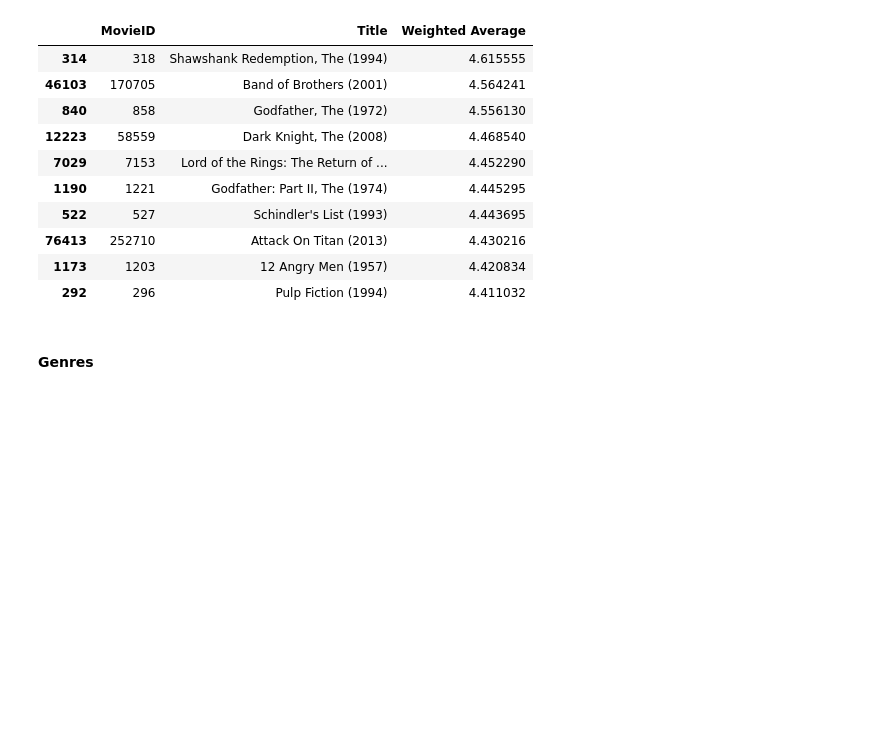
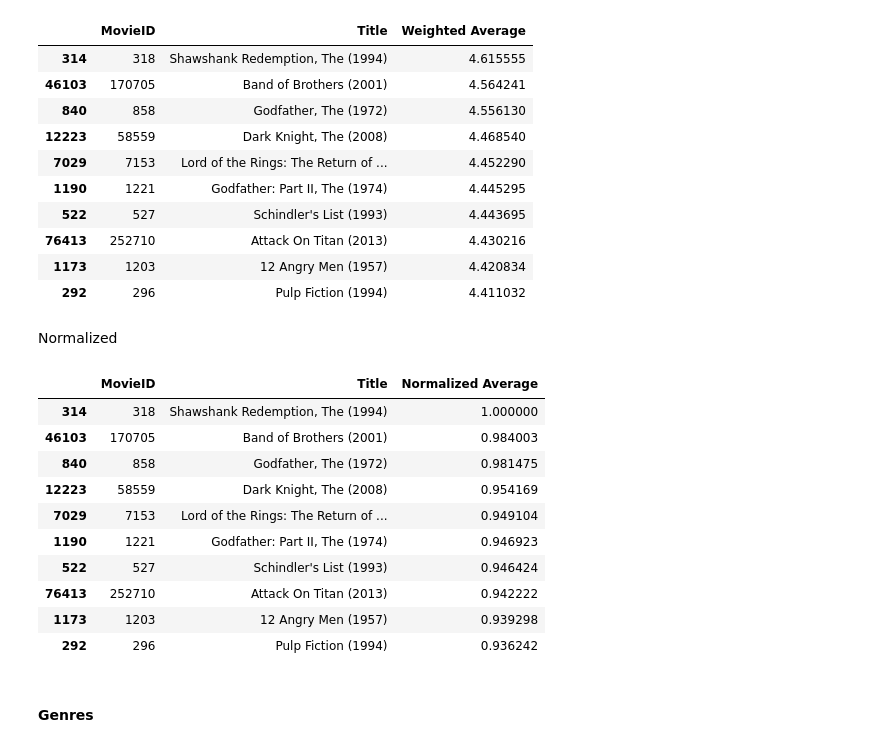
Before and after one commit to 5HoSaZ/DS-Movie-Recommender, a Jupyter notebook: notebooks/data_exploration.ipynb, the cells around one changed output. Saved outputs shown, nothing was run; the diff lists cells and outputs as text; code cells hidden in the pictures; blank space fills up the shorter version.

```diff
--- a/notebooks/data_exploration.ipynb
+++ b/notebooks/data_exploration.ipynb
@@ -173,14 +173,15 @@ With:
 # %%
 R_bar = movies["AverageRating"].mean()
 c = movies["VoteCount"].quantile(0.95)
-def average_rating(row):
+def weighted_rating(row):
     R = row["AverageRating"]
     v = row["VoteCount"]
     return Series(
         [row["MovieID"], row["Title"], (v * R + c * R_bar) / (v + c)],
         index=["MovieID", "Title", "Weighted Average"],
     )
-movies.apply(average_rating, axis=1).nlargest(10, ["Weighted Average"])
+weighted = movies.apply(weighted_rating, axis=1)
+weighted.nlargest(10, ["Weighted Average"])
 # %% [output]
 |  | MovieID | Title | Weighted Average |
 | 314 | 318 | Shawshank Redemption, The (1994) | 4.615555 |
@@ -193,6 +194,33 @@ movies.apply(average_rating, axis=1).nlargest(10, ["Weighted Average"])
 | 76413 | 252710 | Attack On Titan (2013) | 4.430216 |
 | 1173 | 1203 | 12 Angry Men (1957) | 4.420834 |
 | 292 | 296 | Pulp Fiction (1994) | 4.411032 |
+# %% [markdown]
+Normalized
+# %%
+weighted_max = weighted["Weighted Average"].max()
+weighted_min = weighted["Weighted Average"].min()
+weighted_range = weighted_max - weighted_min
+def normalized_rating(row):
+    r = row["Weighted Average"]
+    r = (r - weighted_min) / weighted_range
+    return Series(
+        [row["MovieID"], row["Title"], r],
+        index=["MovieID", "Title", "Normalized Average"],
+    )
+normalized = weighted.apply(normalized_rating, axis=1)
+normalized.nlargest(10, ["Normalized Average"])
+# %% [output]
+|  | MovieID | Title | Normalized Average |
+| 314 | 318 | Shawshank Redemption, The (1994) | 1.000000 |
+| 46103 | 170705 | Band of Brothers (2001) | 0.984003 |
+| 840 | 858 | Godfather, The (1972) | 0.981475 |
+| 12223 | 58559 | Dark Knight, The (2008) | 0.954169 |
+| 7029 | 7153 | Lord of the Rings: The Return of ... | 0.949104 |
+| 1190 | 1221 | Godfather: Part II, The (1974) | 0.946923 |
+| 522 | 527 | Schindler's List (1993) | 0.946424 |
+| 76413 | 252710 | Attack On Titan (2013) | 0.942222 |
+| 1173 | 1203 | 12 Angry Men (1957) | 0.939298 |
+| 292 | 296 | Pulp Fiction (1994) | 0.936242 |
 # %% [markdown]
 #### Genres
 # %%
```
Also changed, not shown: parts of 1 cell of this notebook, 1 other file.
